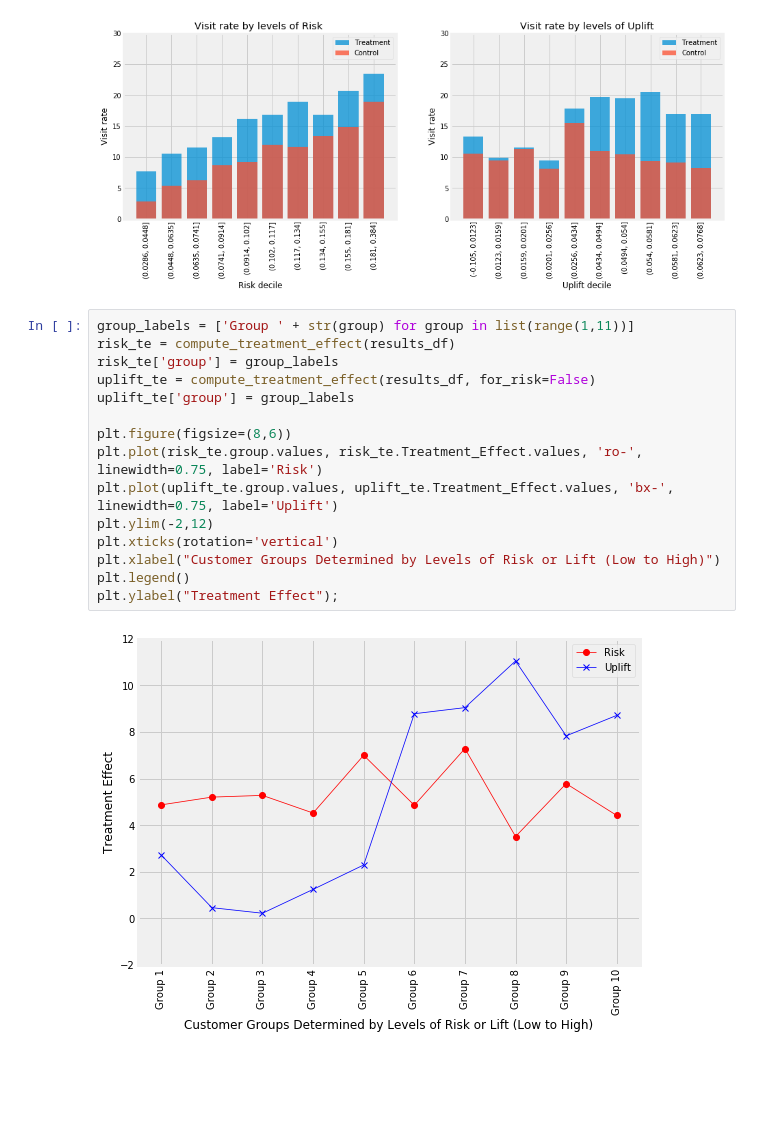
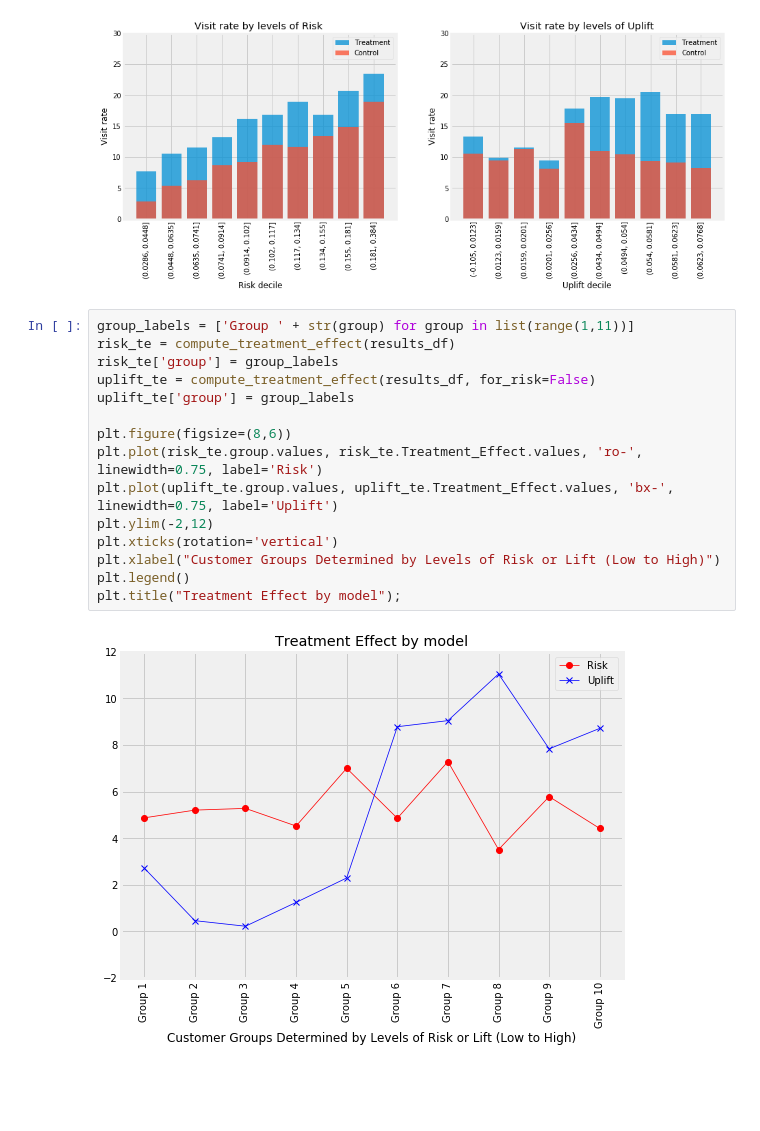
Before and after one commit to W-Tran/uplift-modelling, a Jupyter notebook: Uplift_Modelling.ipynb, the cells around one changed output. Cells and saved outputs as stored; diff of their text form.

Commit message:
update figures

```diff
--- a/Uplift_Modelling.ipynb
+++ b/Uplift_Modelling.ipynb
@@ -412,20 +412,20 @@ ax2.set_ylim(0,30);
 # %%
 group_labels = ['Group ' + str(group) for group in list(range(1,11))]
 risk_te = compute_treatment_effect(results_df)
 risk_te['group'] = group_labels
 uplift_te = compute_treatment_effect(results_df, for_risk=False)
 uplift_te['group'] = group_labels
 
 plt.figure(figsize=(8,6))
 plt.plot(risk_te.group.values, risk_te.Treatment_Effect.values, 'ro-', linewidth=0.75, label='Risk')
 plt.plot(uplift_te.group.values, uplift_te.Treatment_Effect.values, 'bx-', linewidth=0.75, label='Uplift')
 plt.ylim(-2,12)
 plt.xticks(rotation='vertical')
 plt.xlabel("Customer Groups Determined by Levels of Risk or Lift (Low to High)")
 plt.legend()
-plt.ylabel("Treatment Effect");
+plt.title("Treatment Effect by model");
 # %% [output]
-[figure, old version]
+[figure, new version]
 # %% [markdown]
 <br>
 <br>
```
Also changed, not shown: parts of 3 cells of this notebook.
